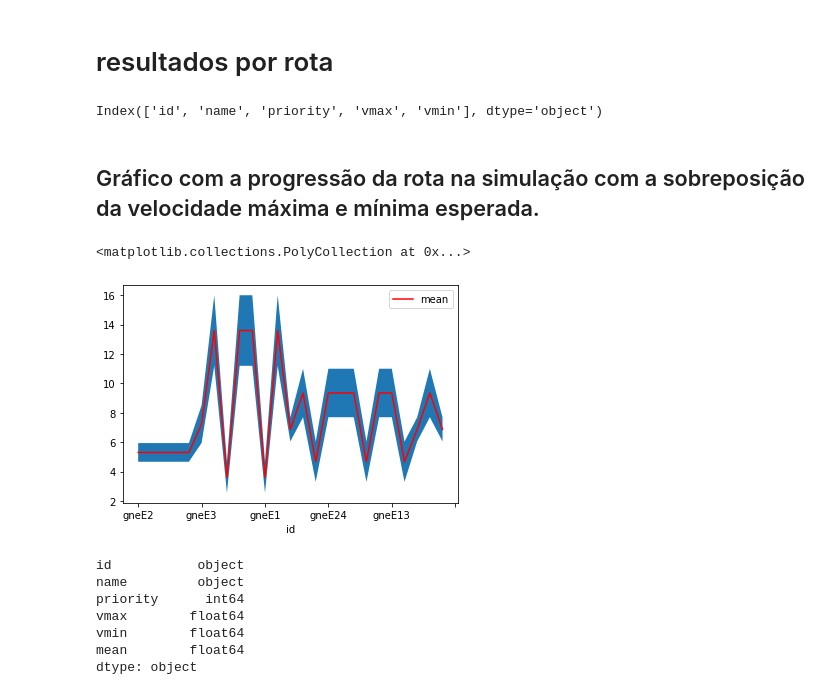
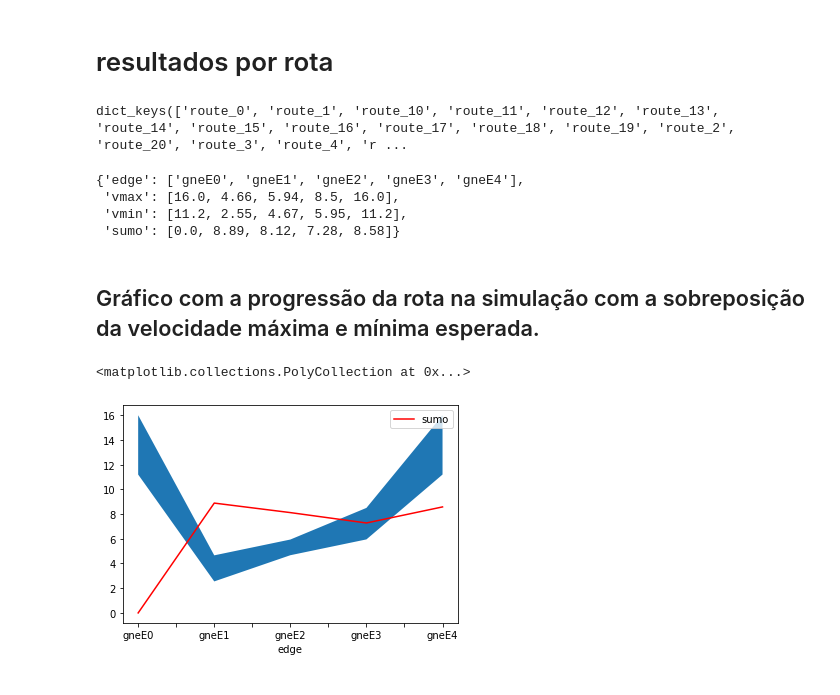
Before and after one commit to jaceguay/pos_big_data_12_artigo, a Jupyter notebook: proposta_b/descricao_malha.ipynb, the cells around one changed output. Saved outputs shown, nothing was run; the diff lists cells and outputs as text; code cells hidden in the pictures.

Commit message:
plots

```diff
--- a/proposta_b/descricao_malha.ipynb
+++ b/proposta_b/descricao_malha.ipynb
@@ -60,8 +60,8 @@ rotas.head()
 # %%
 #!python3 xml2csv.py full.output.xml
 # %%
-resultados_sumo = pd.read_csv('full.output.csv', sep=';')
-resultados_sumo.head()
+result_sumo = pd.read_csv('full.output.csv', sep=';')
+result_sumo.head()
 # %% [output]
 |  | data_timestep | vehicle_CO | vehicle_CO2 | vehicle_HC | vehicle_NOx | vehicle_PMx | vehicle_angle | ... |
 | 0 | 0.0 | 164.78 | 2624.72 | 0.81 | 1.2 | 0.07 | 53.33 | ... |
@@ -83,13 +83,13 @@ Index(['data_timestep', 'vehicle_CO', 'vehicle_CO2', 'vehicle_HC',
        'lane_meanspeed', 'lane_noise', 'lane_occupancy', 'lane_vehicle_count'],
       dtype='object')
 # %%
-resultados_sumo['vehicle_edge'] = resultados_sumo['vehicle_lane'].str.split(
+result_sumo['vehicle_edge'] = result_sumo['vehicle_lane'].str.split(
     '_').str[0]
 
-veiculos_sumo = resultados_sumo[resultados_sumo['vehicle_route'].notnull(
+veic_sumo = result_sumo[result_sumo['vehicle_route'].notnull(
 )][['data_timestep', 'vehicle_route', 'vehicle_edge', 'vehicle_speed']]
 
-veiculos_sumo.head()
+veic_sumo.head()
 # %% [output]
 |  | data_timestep | vehicle_route | vehicle_edge | vehicle_speed |
 | 0 | 0.0 | route_0 | gneE0 | 0.0 |
@@ -99,27 +99,38 @@ veiculos_sumo.head()
 | 4 | 0.0 | route_14 | gneE22 | 0.0 |
 # %% [markdown]
 # resultados por rota
-# %%
-malha.columns
-# %% [output]
-Index(['id', 'name', 'priority', 'vmax', 'vmin'], dtype='object')
+# %%
+rotas_det = {}
+
+for idx, row in rotas.iterrows():
+    rotas_det[row['id']] = {'edge': [], 'vmax': [], 'vmin': [], 'sumo': []}
+    for edge in row['edges'].split():
+        rotas_det[row['id']]['edge'].append(edge)
+        rotas_det[row['id']]['vmax'].append(
+            malha[malha['id'] == edge]['vmax'].values[0])
+        rotas_det[row['id']]['vmin'].append(
+            malha[malha['id'] == edge]['vmin'].values[0])
+        rotas_det[row['id']]['sumo'].append(
+            veic_sumo[veic_sumo['vehicle_edge'] == edge]['vehicle_speed'].values[0])
+# %%
+rotas_det.keys()
+# %% [output]
+dict_keys(['route_0', 'route_1', 'route_10', 'route_11', 'route_12', 'route_13', 'route_14', 'route_15', 'route_16', 'route_17', 'route_18', 'route_19', 'route_2', 'route_20', 'route_3', 'route_4', 'r ...
+# %%
+rotas_det['route_0']
+# %% [output]
+{'edge': ['gneE0', 'gneE1', 'gneE2', 'gneE3', 'gneE4'],
+ 'vmax': [16.0, 4.66, 5.94, 8.5, 16.0],
+ 'vmin': [11.2, 2.55, 4.67, 5.95, 11.2],
+ 'sumo': [0.0, 8.89, 8.12, 7.28, 8.58]}
 # %% [markdown]
 ## Gráfico com a progressão da rota na simulação com a sobreposição da velocidade máxima e mínima esperada.
 # %%
-col = malha.loc[: , 'vmax':'vmin']
-malha['mean'] = col.mean(axis=1)
-ax  = malha.plot(x='id', y='mean', c='red')
-plt.fill_between(x='id',y1='vmin',y2='vmax', data=malha)
+rota_plot = pd.DataFrame.from_dict(rotas_det['route_0'])
+col = rota_plot.loc[: , 'vmax':'vmin']
+#malha['mean'] = col.mean(axis=1)
+ax  = rota_plot.plot(x='edge', y='sumo', c='red')
+plt.fill_between(x='edge',y1='vmin',y2='vmax', data=rota_plot)
 # %% [output]
 <matplotlib.collections.PolyCollection at 0x...>
-[figure, old version]
+[figure, new version]
-# %%
-malha.dtypes
-# %% [output]
-id           object
-name         object
-priority      int64
-vmax        float64
-vmin        float64
-mean        float64
-dtype: object
```
Also changed, not shown: parts of 2 cells of this notebook.
